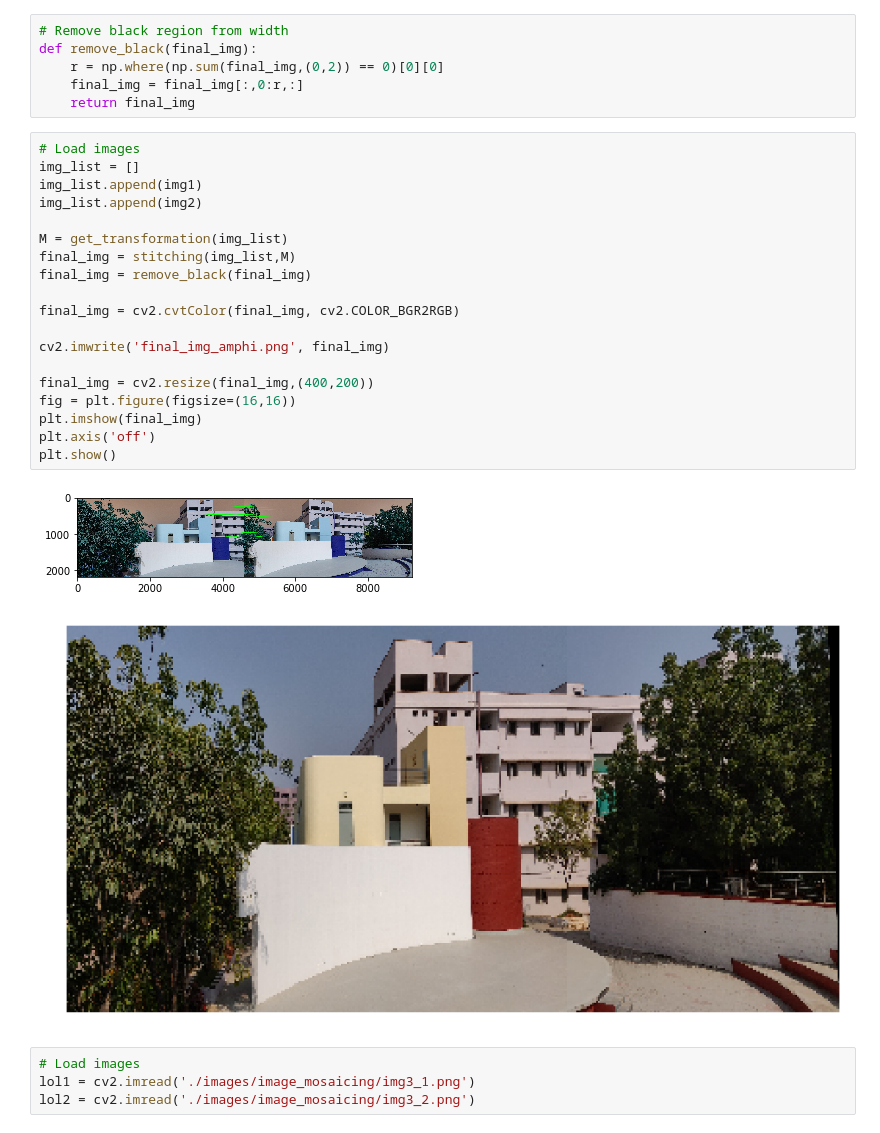
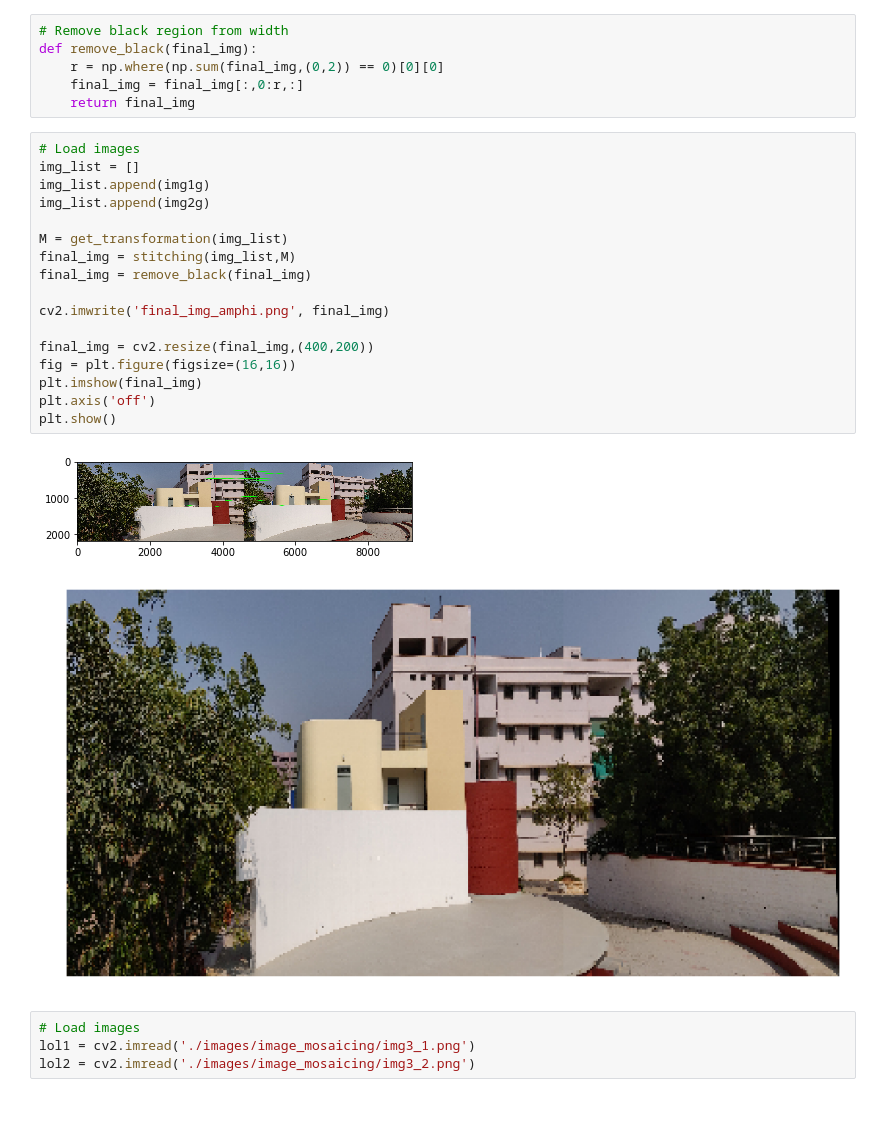
Before and after one commit to BonJovi1/Image-Mosaicing, a Jupyter notebook: code.ipynb, the cells around one changed output. Cells and saved outputs as stored; diff of their text form.

Commit message:
saved the image

```diff
--- a/code.ipynb
+++ b/code.ipynb
@@ -192,25 +192,23 @@ def remove_black(final_img):
 # %%
 # Load images
 img_list = []
-img_list.append(img1)
-img_list.append(img2)
+img_list.append(img1g)
+img_list.append(img2g)
 
 M = get_transformation(img_list)
 final_img = stitching(img_list,M)
 final_img = remove_black(final_img)
-
-final_img = cv2.cvtColor(final_img, cv2.COLOR_BGR2RGB)
 
 cv2.imwrite('final_img_amphi.png', final_img)
 
 final_img = cv2.resize(final_img,(400,200))
 fig = plt.figure(figsize=(16,16))
 plt.imshow(final_img)
 plt.axis('off')
 plt.show()
 # %% [output]
-[figure, old version]
+[figure, new version]
-[figure, old version]
+[figure, new version]
 # %%
 # Load images
 lol1 = cv2.imread('./images/image_mosaicing/img3_1.png')
```
Also changed, not shown: 1 other file.
